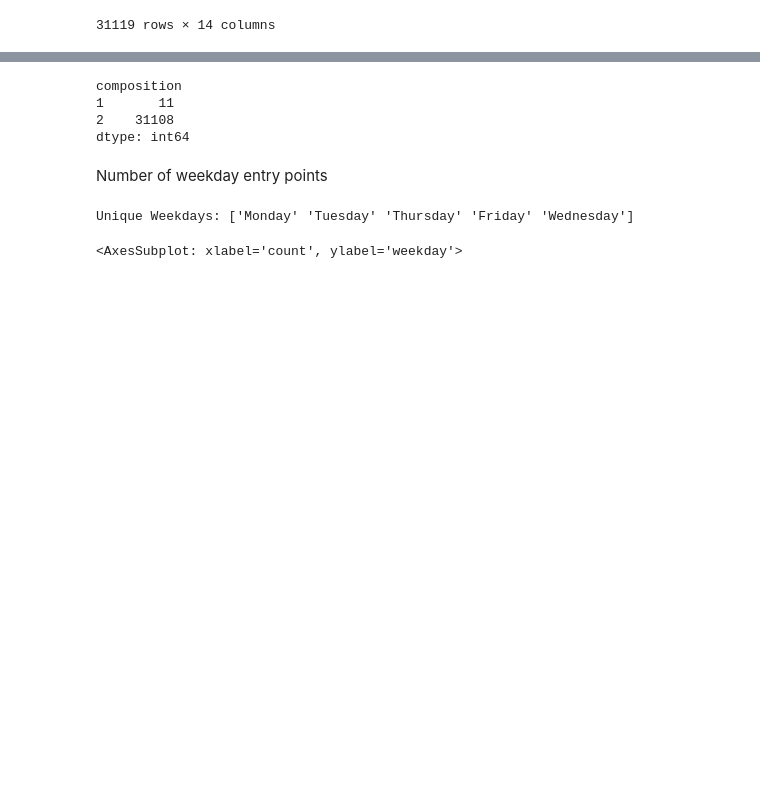
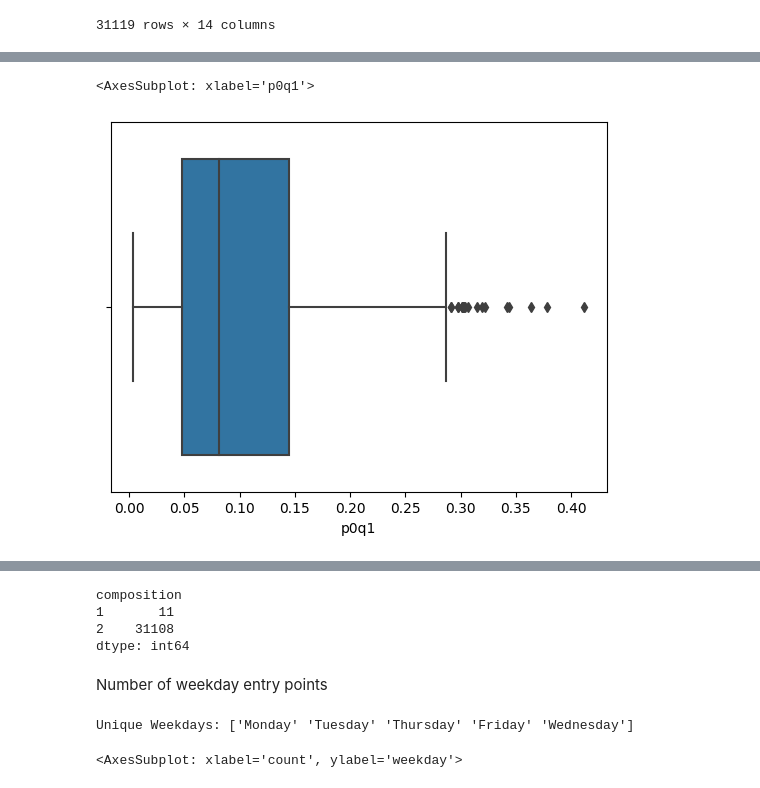
Before and after one commit to BlueMonkeyQ/Train-Forcasting, a Jupyter notebook: marc_eda.ipynb, the cells around one changed output, grey strips where cells are left out. Saved outputs shown, nothing was run; the diff lists cells and outputs as text; code cells hidden in the pictures; blank space fills up the shorter version.

```diff
--- a/marc_eda.ipynb
+++ b/marc_eda.ipynb
@@ -124,0 +159,5 @@ Xtrain_date
+# %%
+sns.boxplot(six_am,x=six_am['p0q1'])
+# %% [output]
+<AxesSubplot: xlabel='p0q1'>
+[figure, added]
```
Also changed, not shown: parts of 13 cells of this notebook, 2 other files.
